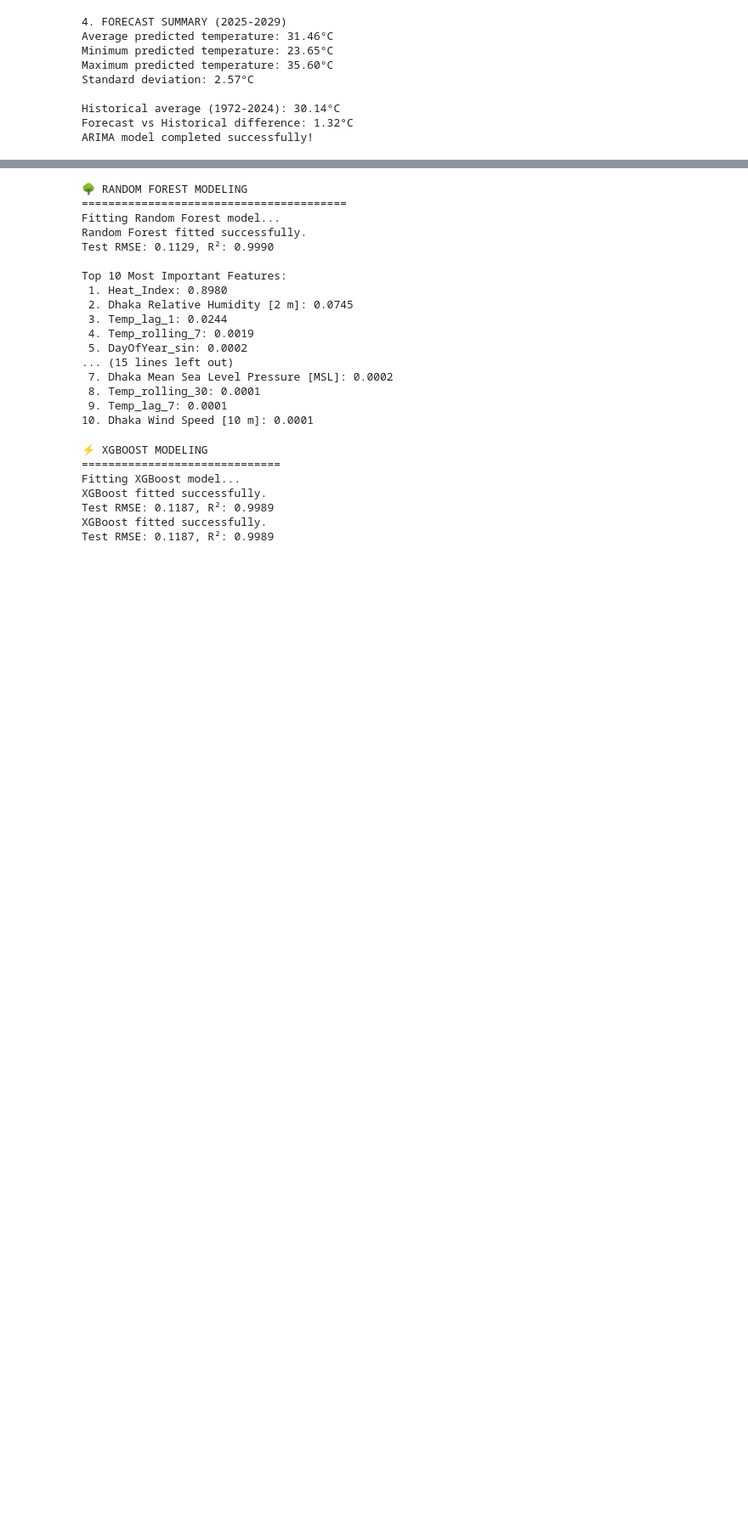
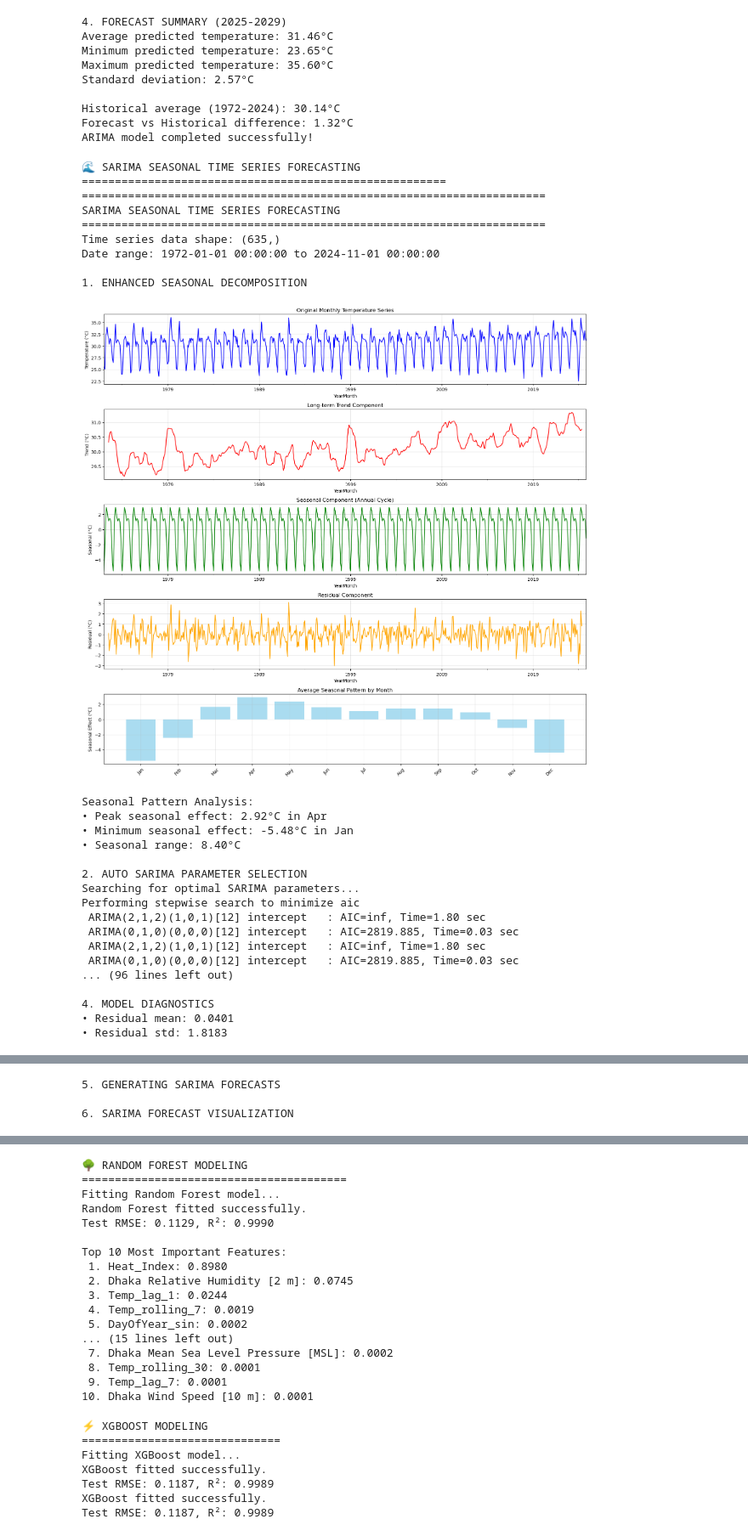
Before and after one commit to awnonbhowmik/Heatwave-Dhaka_BD, a Jupyter notebook: main_modular.ipynb, the cells around one changed output, grey strips where cells are left out. Shown at 85% size. Saved outputs shown, nothing was run; the diff lists cells and outputs as text; code cells hidden in the pictures; blank space fills up the shorter version.

Commit message:
SARIMA added

```diff
--- a/main_modular.ipynb
+++ b/main_modular.ipynb
@@ -212,3 +212,36 @@ Standard deviation: 2.57°C
 Historical average (1972-2024): 30.14°C
 Forecast vs Historical difference: 1.32°C
 ARIMA model completed successfully!
+# %%
+# Fit SARIMA model for enhanced seasonal time series forecasting
+print("\n🌊 SARIMA SEASONAL TIME SERIES FORECASTING")
+print("="*55)
+predictor.fit_sarima_model()
+# %% [output]
+🌊 SARIMA SEASONAL TIME SERIES FORECASTING
+=======================================================
+======================================================================
+SARIMA SEASONAL TIME SERIES FORECASTING
+======================================================================
+Time series data shape: (635,)
+Date range: 1972-01-01 00:00:00 to 2024-11-01 00:00:00
+
+1. ENHANCED SEASONAL DECOMPOSITION
+[figure, added]
+Seasonal Pattern Analysis:
+• Peak seasonal effect: 2.92°C in Apr
+• Minimum seasonal effect: -5.48°C in Jan
+• Seasonal range: 8.40°C
+
+2. AUTO SARIMA PARAMETER SELECTION
+Searching for optimal SARIMA parameters...
+Performing stepwise search to minimize aic
+ ARIMA(2,1,2)(1,0,1)[12] intercept   : AIC=inf, Time=1.80 sec
+ ARIMA(0,1,0)(0,0,0)[12] intercept   : AIC=2819.885, Time=0.03 sec
+ ARIMA(2,1,2)(1,0,1)[12] intercept   : AIC=inf, Time=1.80 sec
+ ARIMA(0,1,0)(0,0,0)[12] intercept   : AIC=2819.885, Time=0.03 sec
+... (96 lines left out)
+
+4. MODEL DIAGNOSTICS
+• Residual mean: 0.0401
+• Residual std: 1.8183
@@ -214,0 +249,3 @@ ARIMA model completed successfully!
+5. GENERATING SARIMA FORECASTS
+
+6. SARIMA FORECAST VISUALIZATION
```
Also changed, not shown: parts of 3 cells of this notebook, 1 other file.
